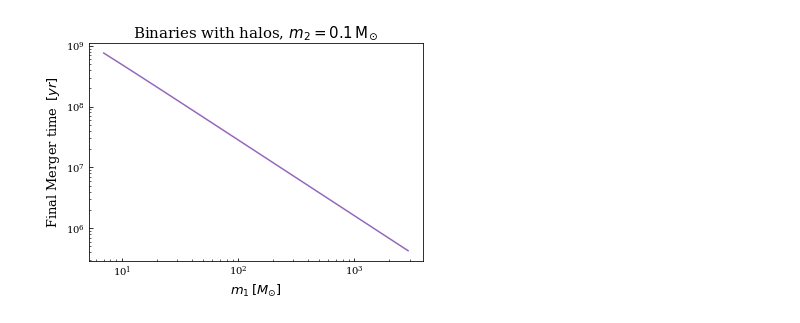
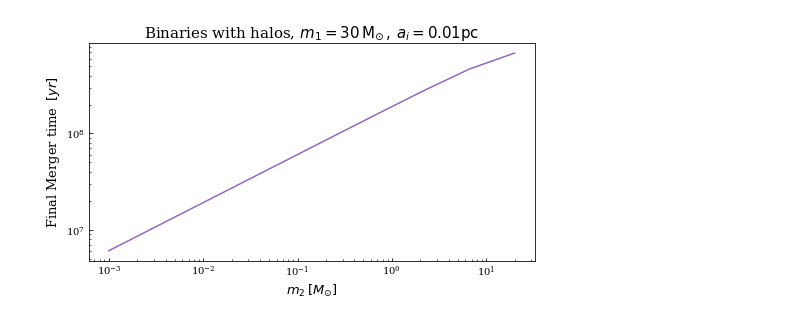
Before and after one commit to pratibhajangra591/Ifca-github, a Jupyter notebook: mergertime.ipynb, the cells around one changed output. Saved outputs shown, nothing was run; the diff lists cells and outputs as text; code cells hidden in the pictures.

```diff
--- a/mergertime.ipynb
+++ b/mergertime.ipynb
@@ -68,31 +47,29 @@ m_1 = [7, 10, 12, 15, 20, 25, 32, 41, 53, 68, 87, 112, 143, 184, 237, 304, 391,
 # %%
 plt.rcParams['font.family'] = 'serif'
-plt.rcParams['xtick.direction'] = 'out'
-plt.rcParams['ytick.direction'] = 'out'
+plt.rcParams['xtick.direction'] = 'in'
+plt.rcParams['ytick.direction'] = 'in'
 
 
-def final_merger_time_nohalos(m_1):  # assuming a_i = a_f and hence j_i = j_f .
+def final_merger_time_nohalos(m_2):  # assuming a_i = a_f and hence j_i = j_f .
     a_f = a_i
-
-
     return (np.sqrt(a_f/a_i)) *t_initial_merger_time
 
 
 
-final_merger_time_nohalos_list = np.zeros(len(m_1_list))
+final_merger_time_nohalos_list = np.zeros(len(m_2_list))
 
-for i, m_1 in enumerate(m_1_list):
-    final_merger_time_nohalos_list[i] = final_merger_time_nohalos(m_1)
+for i, m_2 in enumerate(m_2_list):
+    final_merger_time_nohalos_list[i] = final_merger_time_nohalos(m_2)
 
 
-plt.figure(figsize=(7,4))
+plt.figure(figsize=(8,4))
 
-plt.plot(m_1_list, final_merger_time_nohalos_list, 'C1')
+plt.loglog(m_2_list, final_merger_time_nohalos_list, 'C1')
 
 
 
-plt.xlabel('$m_{1}\:[M_{\odot}]$', fontsize = 13)
+plt.xlabel('$m_{2}\:[M_{\odot}]$', fontsize = 13)
 plt.ylabel('Final Merger time $\: [yr]$', fontsize = 13)
-plt.title('Binaries without halos, $m_{2} = 0.1 \, \mathrm{M_{\odot}}$', fontsize = 15)
+plt.title('Binaries without halos: $m_{1} = 30 \, \mathrm{M_{\odot}} \,,\, a_{i} = 0.01 \mathrm{pc}$', fontsize = 13.5)
 plt.show()
 # %% [output]
@@ -100,6 +77,6 @@ plt.show()
 # %%
 
-def final_merger_time_withhalos(m_1):  # j_f = sqrt(a_i/a_f) * j_i
+def final_merger_time_withhalos(m_2):  # j_f = sqrt(a_i/a_f) * j_i
 
 
     def x(m_1, m_2):  # Let a_i = (0.0977 * λ *x)
@@ -152,42 +129,45 @@ def final_merger_time_withhalos(m_1):  # j_f = sqrt(a_i/a_f) * j_i
     def r_ta(m):
         return ((2*G*m*(t_dec(m_1, m_2)**2))**(1/3))
 
 
     # The binding energy, E_b of the dark matter halos calculated within r_s and r_ta for dark matter halo's density profile of ρ(r)∝ r^{-9/4}
     def E_b(m):
         return ((16*π*G*ρ_bar(m)*m*(((r_ta(m))**(-1/4))-((r_s(m))**(-1/4))))-((128/3)*G*(π**2)*(ρ_bar(m)**2)*(((r_ta(m))**(1/2))-((r_s(m))**(1/2)))))
 
 
     def a_final(m_1,m_2):
         return ((G* m_1 * m_2 * a_i)/((G * M_1(m_1, m_2) * M_2(m_1, m_2))-(2 * a_i *(E_b(m_1)+E_b(m_2)))))
 
 
 
 
-    return ((M_1(m_1, m_2) + M_2(m_1, m_2) + M_binary_initial(m_1, m_2))/(m_1 * m_2  * M_binary_final(m_1, m_2))) *  (np.sqrt(a_final(m_1, m_2)/a_i)) * t_initial_merger_time
+    return   (np.sqrt(a_final(m_1, m_2)/a_i)) * t_initial_merger_time
 
 
 
 plt.rcParams['font.family'] = 'serif'
 plt.rcParams['xtick.direction'] = 'in'
 plt.rcParams['ytick.direction'] = 'in'
 
 
-final_merger_time_withhalos_list = np.zeros(len(m_1_list))
+final_merger_time_withhalos_list = np.zeros(len(m_2_list))
 
-for i, m_1 in enumerate(m_1_list):
-    final_merger_time_withhalos_list[i] = final_merger_time_withhalos(m_1)
-
-plt.loglog(m_1_list, final_merger_time_withhalos_list, 'C4')
+for i, m_2 in enumerate(m_2_list):
+    final_merger_time_withhalos_list[i] = final_merger_time_withhalos(m_2)
 
 
 
-plt.xlabel('$m_{1}\:[M_{\odot}]$', fontsize = 13)
+plt.figure(figsize=(8, 4))
+plt.loglog(m_2_list, final_merger_time_withhalos_list, 'C4')
+
+
+
+plt.xlabel('$m_{2}\:[M_{\odot}]$', fontsize = 13)
 plt.ylabel('Final Merger time $\: [yr]$', fontsize = 13)
-plt.title('Binaries with halos, $m_{2} = 0.1 \, \mathrm{M_{\odot}}$', fontsize = 15)
+plt.title('Binaries with halos, $m_{1} = 30 \, \mathrm{M_{\odot}} \, , \, a_{i} = 0.01 \mathrm{pc}$', fontsize = 15)
 plt.show()
 # %% [output]
-[figure, old version]
+[figure, new version]
 # %%
 # Setting initial and final conditions of the binary evolution for an eccentric orbi
 
```
Also changed, not shown: parts of 5 cells of this notebook.
